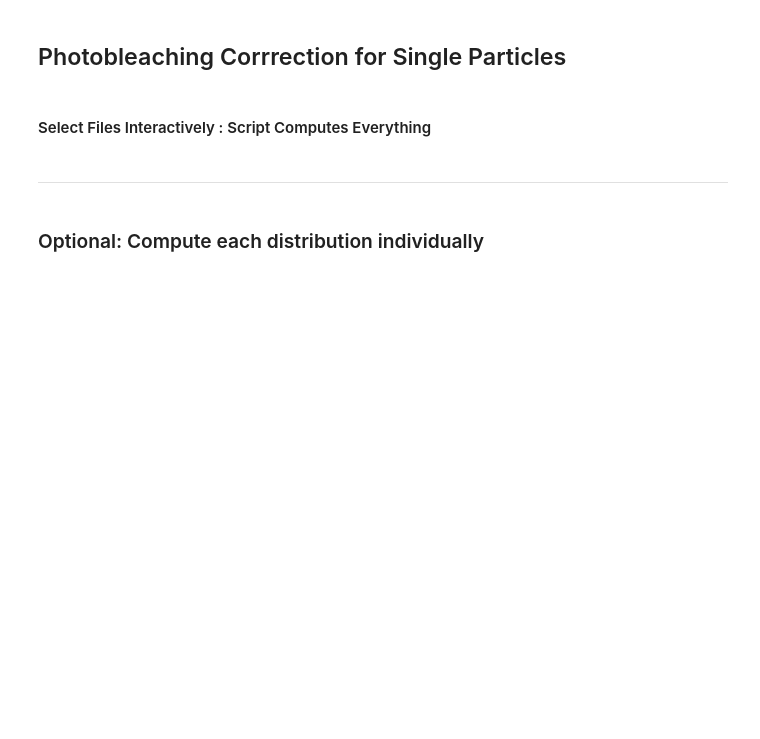
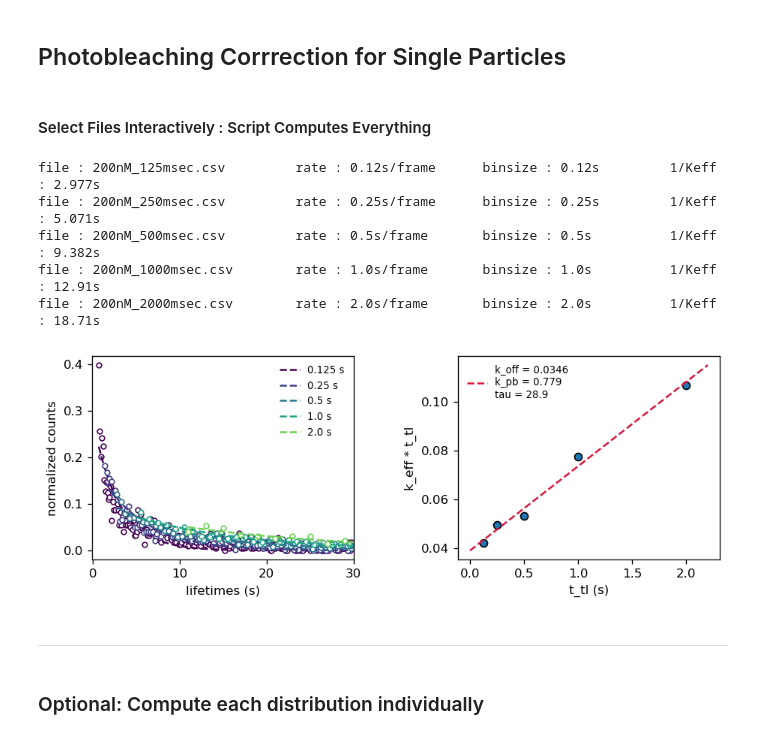
Before and after one commit to paulocaldas/PhotobleachingCorrectionSPT, a Jupyter notebook: PhotobleachingCorrectionSPT.ipynb, the cells around one changed output. Drawn from its saved outputs; the diff is of its cells as text; code cells hidden in the pictures; blank space fills up the shorter version.

```diff
--- a/PhotobleachingCorrectionSPT.ipynb
+++ b/PhotobleachingCorrectionSPT.ipynb
@@ -5,11 +5,18 @@
 # %%
 from src.src import ComputePhotobleachCorrection
 
-ComputePhotobleachCorrection(thres = 2,            # discard short lifetimes (in frames)
+ComputePhotobleachCorrection(thres = 4,            # discard short lifetimes (in frames)
                              cutoff = 100,         # discard long lifetimes (in frames)
                              t_exp = 0.05,         # set exposure time (in sec)
-                             bin_width = 2,        # bin width (in frames)
-                             plot_xlim = 10);      # x_axis upper limit
+                             bin_width = 1,        # bin width (in frames)
+                             plot_xlim = 30);      # x_axis upper limit
+# %% [output]
+file : 200nM_125msec.csv         rate : 0.12s/frame      binsize : 0.12s         1/Keff : 2.977s
+file : 200nM_250msec.csv         rate : 0.25s/frame      binsize : 0.25s         1/Keff : 5.071s
+file : 200nM_500msec.csv         rate : 0.5s/frame       binsize : 0.5s          1/Keff : 9.382s
+file : 200nM_1000msec.csv        rate : 1.0s/frame       binsize : 1.0s          1/Keff : 12.91s
+file : 200nM_2000msec.csv        rate : 2.0s/frame       binsize : 2.0s          1/Keff : 18.71s
+[figure, added]
 # %% [markdown]
 <hr>
 # %% [markdown]
```
Also changed, not shown: parts of 1 cell of this notebook, 6 other files.
